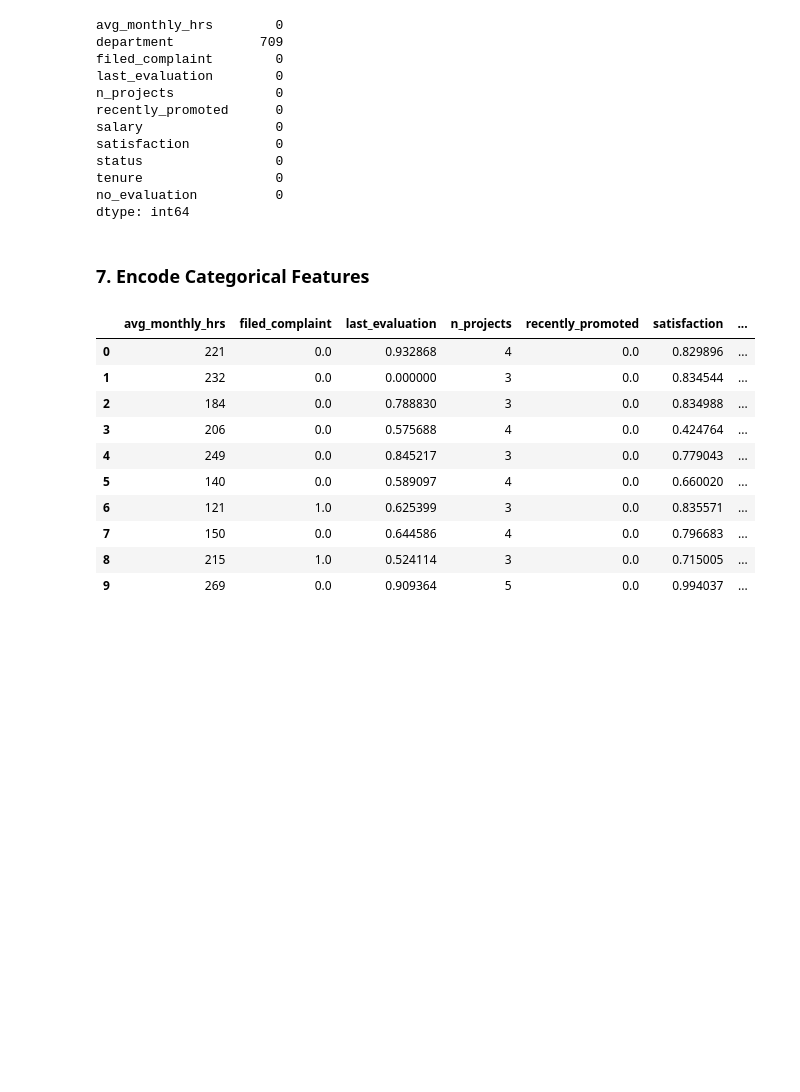
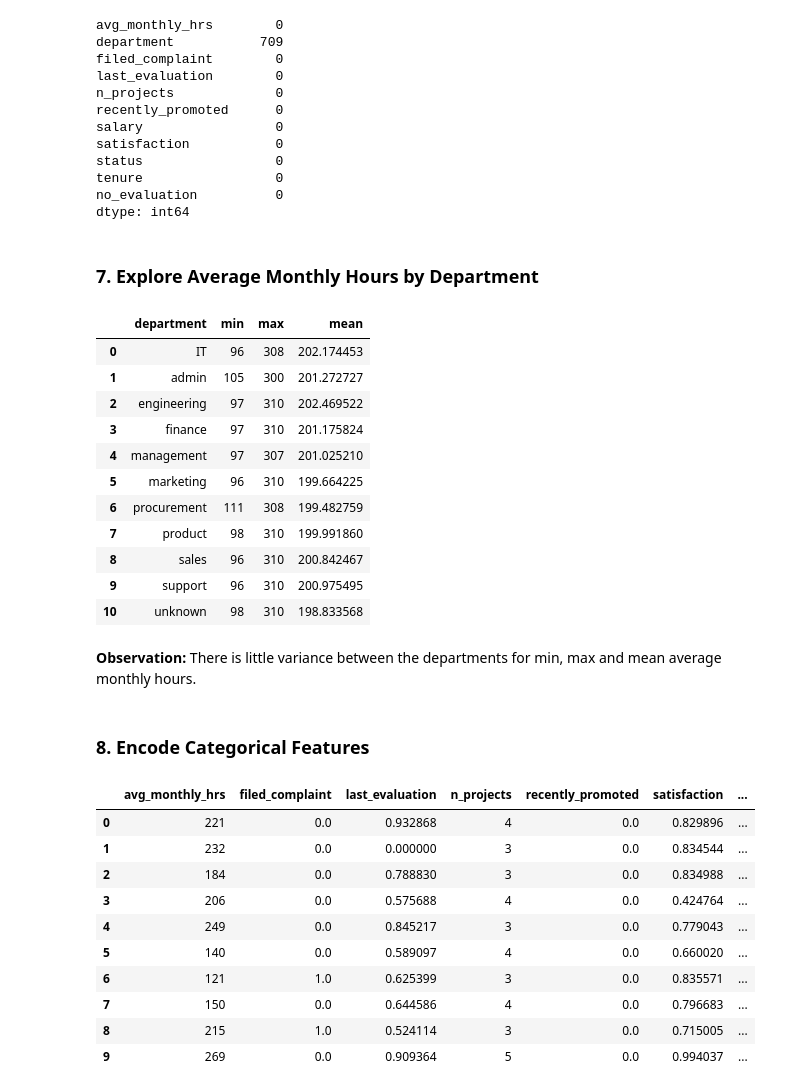
Before and after one commit to nickdcox/ml-employee-churn, a Jupyter notebook: XGB Classification - Employee Churn.ipynb, the cells around one changed output. Cells and saved outputs as stored; diff of their text form; code cells hidden in the pictures; blank space fills up the shorter version.

```diff
--- a/XGB Classification - Employee Churn.ipynb
+++ b/XGB Classification - Employee Churn.ipynb
@@ -222,8 +222,27 @@ dtype: int64
 # %%
 # Replace nulls in department with an unknown indicator.
 df['department'].fillna('unknown', inplace=True)
+# %% [markdown]
+### 7. Explore Average Monthly Hours by Department
+# %%
+df.groupby('department')['avg_monthly_hrs'].agg(['min', 'max', 'mean']).reset_index()
+# %% [output]
+|  | department | min | max | mean |
+| 0 | IT | 96 | 308 | 202.174453 |
+| 1 | admin | 105 | 300 | 201.272727 |
+| 2 | engineering | 97 | 310 | 202.469522 |
+| 3 | finance | 97 | 310 | 201.175824 |
+| 4 | management | 97 | 307 | 201.025210 |
+| 5 | marketing | 96 | 310 | 199.664225 |
+| 6 | procurement | 111 | 308 | 199.482759 |
+| 7 | product | 98 | 310 | 199.991860 |
+| 8 | sales | 96 | 310 | 200.842467 |
+| 9 | support | 96 | 310 | 200.975495 |
+| 10 | unknown | 98 | 310 | 198.833568 |
+# %% [markdown]
+**Observation:** There is little variance between the departments for min, max and mean average monthly hours.
 # %% [markdown]
-### 7. Encode Categorical Features
+### 8. Encode Categorical Features
 # %%
 # One hot encode the department and salary features.
 df = pd.get_dummies(df, columns=['department', 'salary'], drop_first=True)
```
Also changed, not shown: parts of 1 cell of this notebook.
